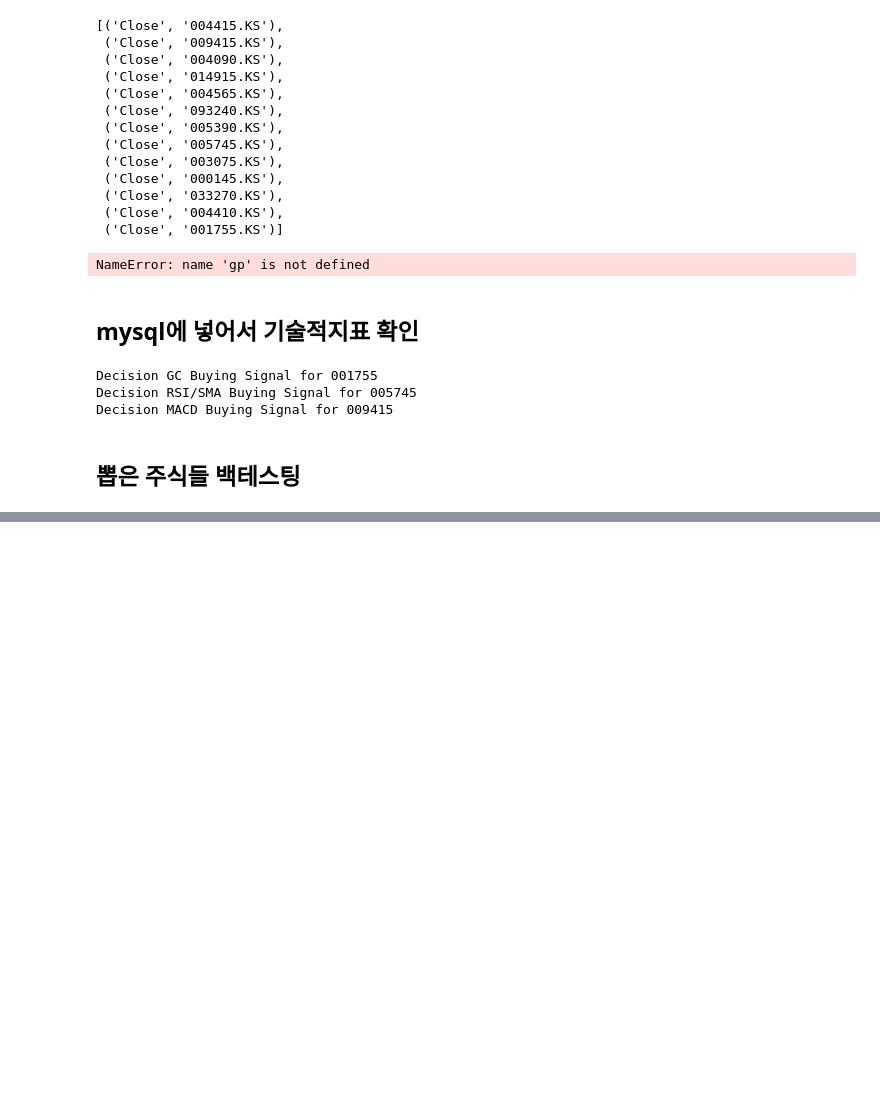
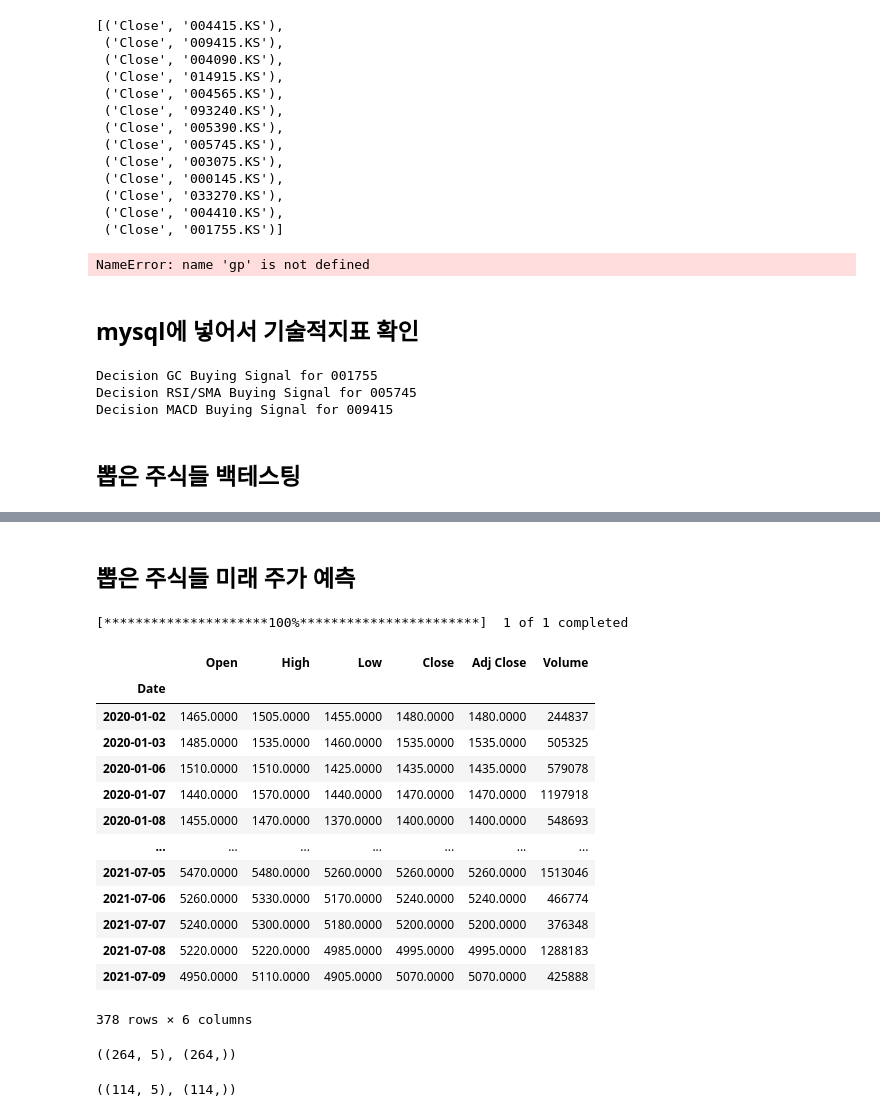
Before and after one commit to taeyoung94/Trading_Strategy, a Jupyter notebook: Fundamental_Analysis.ipynb, the cells around one changed output, grey strips where cells are left out. Cells and saved outputs as stored; diff of their text form; code cells hidden in the pictures; blank space fills up the shorter version.

```diff
--- a/Fundamental_Analysis.ipynb
+++ b/Fundamental_Analysis.ipynb
@@ -700,3 +778,28 @@ KeyboardInterrupt:
+# %% [markdown]
+## 뽑은 주식들 미래 주가 예측
+# %%
+stocks = '093240.KS'
+# %%
+data = yf.download(stocks, start='2020-01-01')
+# %% [output]
+[*********************100%***********************]  1 of 1 completed
+# %%
+data
+# %% [output]
+|  | Open | High | Low | Close | Adj Close | Volume |
+| Date |  |  |  |  |  |  |
+| 2020-01-02 | 1465.0000 | 1505.0000 | 1455.0000 | 1480.0000 | 1480.0000 | 244837 |
+| 2020-01-03 | 1485.0000 | 1535.0000 | 1460.0000 | 1535.0000 | 1535.0000 | 505325 |
+| 2020-01-06 | 1510.0000 | 1510.0000 | 1425.0000 | 1435.0000 | 1435.0000 | 579078 |
+| 2020-01-07 | 1440.0000 | 1570.0000 | 1440.0000 | 1470.0000 | 1470.0000 | 1197918 |
+| 2020-01-08 | 1455.0000 | 1470.0000 | 1370.0000 | 1400.0000 | 1400.0000 | 548693 |
+| ... | ... | ... | ... | ... | ... | ... |
+| 2021-07-05 | 5470.0000 | 5480.0000 | 5260.0000 | 5260.0000 | 5260.0000 | 1513046 |
+| 2021-07-06 | 5260.0000 | 5330.0000 | 5170.0000 | 5240.0000 | 5240.0000 | 466774 |
+| 2021-07-07 | 5240.0000 | 5300.0000 | 5180.0000 | 5200.0000 | 5200.0000 | 376348 |
+| 2021-07-08 | 5220.0000 | 5220.0000 | 4985.0000 | 4995.0000 | 4995.0000 | 1288183 |
+| 2021-07-09 | 4950.0000 | 5110.0000 | 4905.0000 | 5070.0000 | 5070.0000 | 425888 |
+378 rows × 6 columns
 # %%
 from sklearn.model_selection import train_test_split
 from sklearn.preprocessing import MinMaxScaler
@@ -711,6 +814,10 @@ X_train, x_test, y_train, y_test = train_test_split(data.drop('Close', 1),
                                                     random_state=0, shuffle=False)
 # %%
 X_train.shape, y_train.shape
+# %% [output]
+((264, 5), (264,))
 # %%
 x_test.shape, y_test.shape
+# %% [output]
+((114, 5), (114,))
 # %%
```
Also changed, not shown: parts of 16 cells of this notebook.
